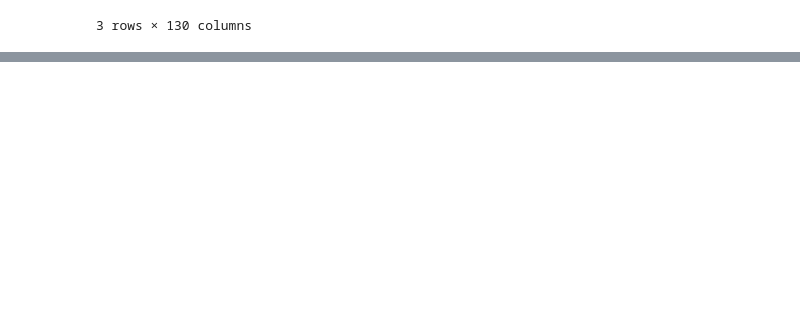
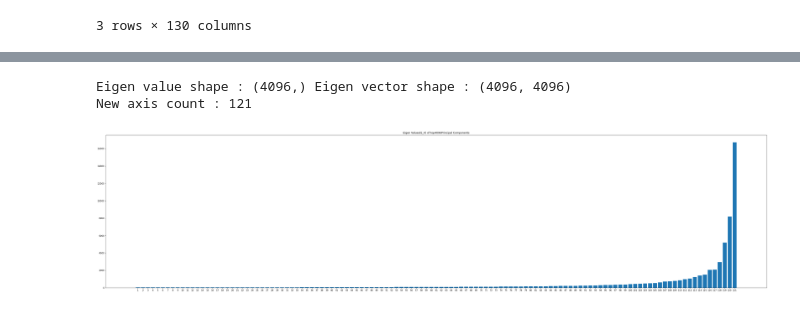
Before and after one commit to siddarth-c/Pattern-Recognition, a Jupyter notebook: A3/A3.ipynb, the cells around one changed output, grey strips where cells are left out. Cells and saved outputs as stored; diff of their text form; code cells hidden in the pictures; blank space fills up the shorter version.

```diff
--- a/A3/A3.ipynb
+++ b/A3/A3.ipynb
@@ -48,0 +357,3 @@ plt.show()
+# %%
+df1 = pd.read_csv('/content/drive/MyDrive/PR/face.csv')
+df1.head()
@@ -48,0 +368,8 @@ plt.show()
+# %%
+X = np.array(df1.drop('target', axis = 1))
+
+PC_X = PCA(X)
+# %% [output]
+Eigen value shape : (4096,) Eigen vector shape : (4096, 4096)
+New axis count : 121
+[figure, added]
```
Also changed, not shown: parts of 40 cells of this notebook.
